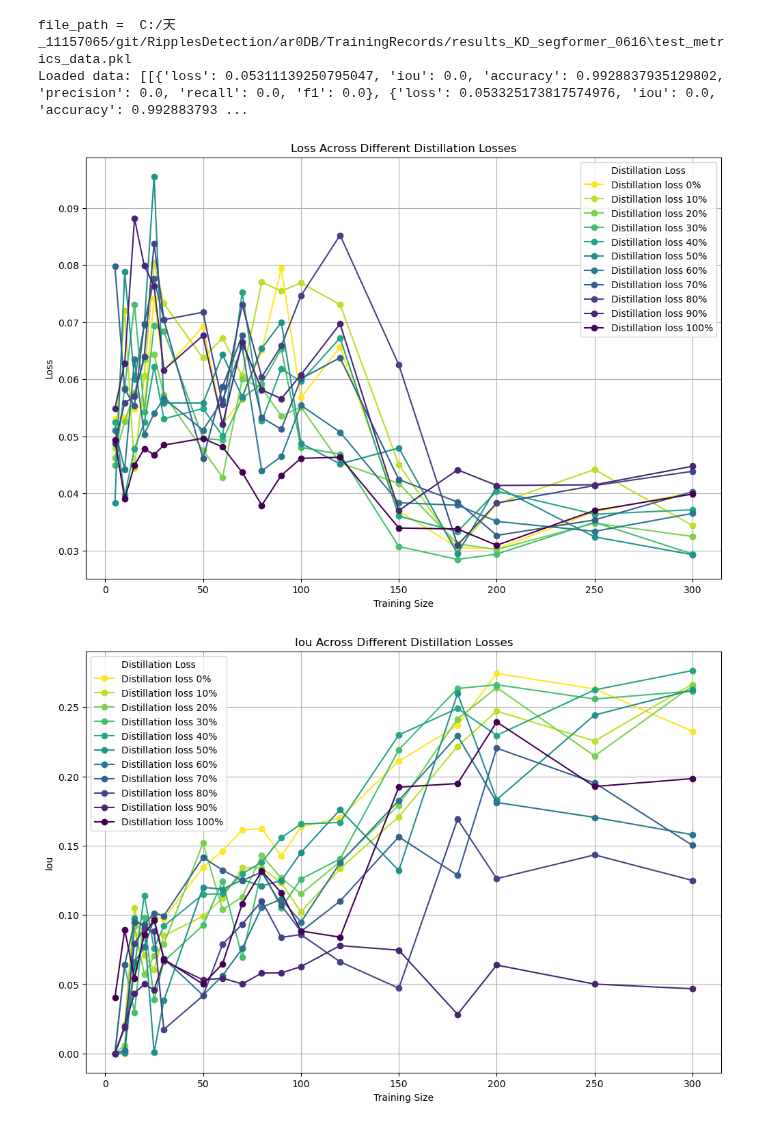
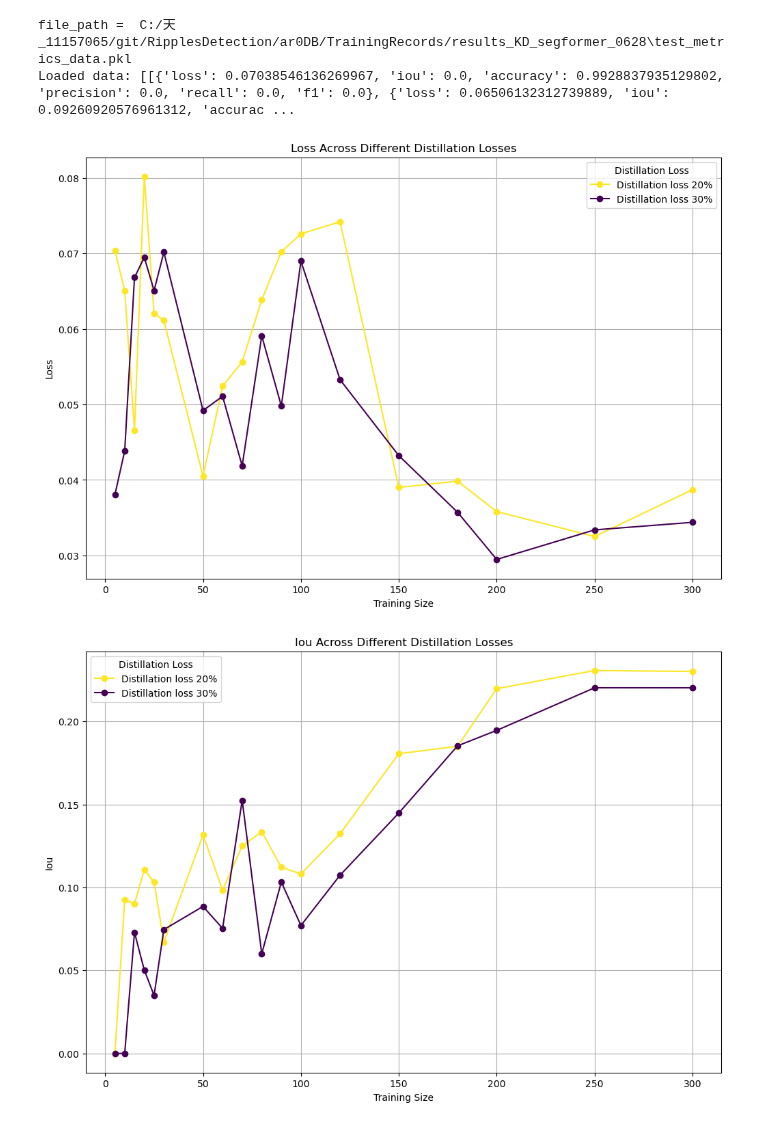
Before and after one commit to Eat-Apple-Again/RipplesDetection, a Jupyter notebook: ar0DB/inference/KD_model_tester.ipynb, the cells around one changed output. Cells and saved outputs as stored; diff of their text form; code cells hidden in the pictures.

```diff
--- a/ar0DB/inference/KD_model_tester.ipynb
+++ b/ar0DB/inference/KD_model_tester.ipynb
@@ -249,35 +250,36 @@ def plot_performance(all_avg_metrics, train_sizes, distillation_losses, metric_n
 
     for metric in metric_names:
         plt.figure(figsize=(12, 8))
         for i, (metrics, dl) in enumerate(zip(all_avg_metrics, distillation_losses)):
             values = [m[metric] for m in metrics]
             plt.plot(train_sizes, values, marker='o', color=colors[i], label=f'Distillation loss {dl}%')
 
         plt.title(f'{metric.capitalize()} Across Different Distillation Losses')
         plt.xlabel('Training Size')
         plt.ylabel(metric.capitalize())
         plt.legend(title='Distillation Loss')
         plt.grid(True)
         plt.show()
 
 metric_names = ['loss', 'iou', 'accuracy', 'precision', 'recall', 'f1']
 train_sizes = [5, 10, 15, 20, 25, 30, 50, 60, 70, 80, 90, 100, 120, 150, 180, 200, 250, 300]
-distillation_losses = [0, 10, 20, 30, 40, 50, 60, 70, 80, 90, 100]
+#distillation_losses = [0, 10, 20, 30, 40, 50, 60, 70, 80, 90, 100]
+distillation_losses = [20, 30]
 
 # all_avg_metrics, all_std_metrics = test_model(model_segformer, test_loader, weight_dir)
 
 # 讀取之前儲存的 all_avg_metrics 和 all_std_metrics, 放在 TrainingRecords 的 results 資料夾內
 saved_metric_dir =select_folder()
 filename = 'test_metrics_data.pkl'
 test_metric_path = os.path.join(saved_metric_dir, filename)
 print("file_path = ", test_metric_path)
 
 all_avg_metrics = load_metrics(test_metric_path)
 print("Loaded data:", all_avg_metrics['avg_metrics'])
 
 plot_performance(all_avg_metrics['avg_metrics'], train_sizes, distillation_losses, metric_names)
 # %% [output]
-file_path =  C:/天_11157065/git/RipplesDetection/ar0DB/TrainingRecords/results_KD_segformer_0616\test_metrics_data.pkl
-Loaded data: [[{'loss': 0.05311139250795047, 'iou': 0.0, 'accuracy': 0.9928837935129802, 'precision': 0.0, 'recall': 0.0, 'f1': 0.0}, {'loss': 0.053325173817574976, 'iou': 0.0, 'accuracy': 0.992883793 ...
+file_path =  C:/天_11157065/git/RipplesDetection/ar0DB/TrainingRecords/results_KD_segformer_0628\test_metrics_data.pkl
+Loaded data: [[{'loss': 0.07038546136269967, 'iou': 0.0, 'accuracy': 0.9928837935129802, 'precision': 0.0, 'recall': 0.0, 'f1': 0.0}, {'loss': 0.06506132312739889, 'iou': 0.09260920576961312, 'accurac ...
-[figure, old version]
+[figure, new version]
-[figure, old version]
+[figure, new version]
```
Also changed, not shown: parts of 5 cells of this notebook, 22 other files.
